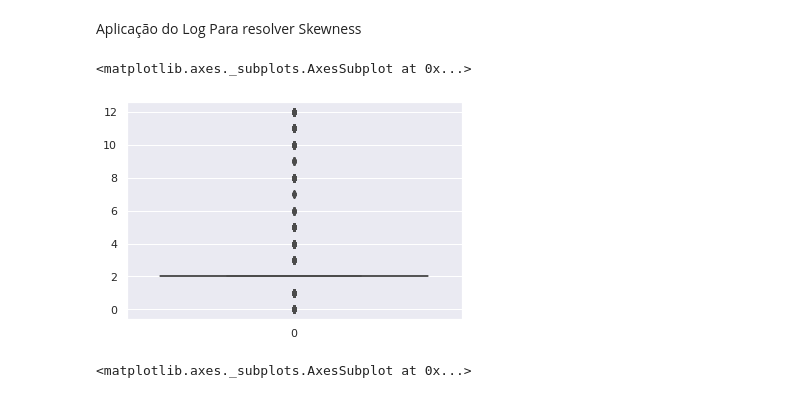
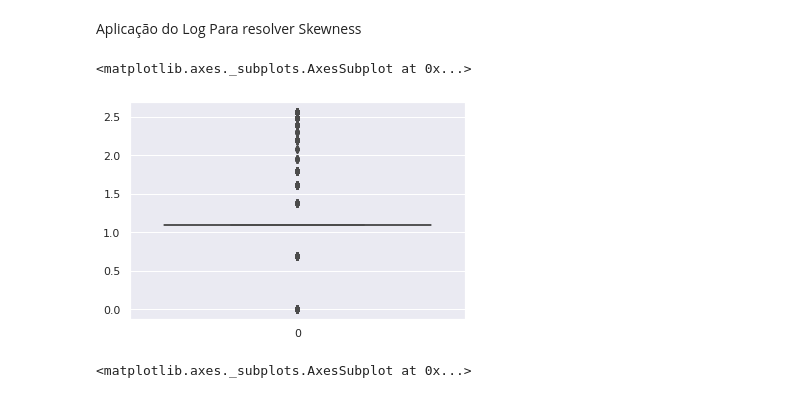
Before and after one commit to luanicaro/Classifica-o-de-doen-as, a Jupyter notebook: HW2.ipynb, the cells around one changed output. Drawn from its saved outputs; the diff is of its cells as text; code cells hidden in the pictures.

```diff
--- a/HW2.ipynb
+++ b/HW2.ipynb
@@ -286,14 +246,15 @@ plt.show()
 [figure]
 # %%
 disease_data_float = disease_data.select_dtypes(include='float64')
-disease_
+disease_data_cat = disease_data.select_dtypes(include='object')
 # %%
 for cols in disease_data_cat.columns:
     if cols != 'disease':
-      disease_data_cat[cols] = disease_data_cat[cols].astype('category')
+      disease_data_cat[cols] = disease_data_cat[cols].astype('category').cat.codes
     else:
       disease_data_cat[cols] = disease_data_cat[cols].astype('category')
       d = dict(enumerate(disease_data_cat['disease'].cat.categories))
+disease_data_cat['disease'] = disease_data_cat['disease'].cat.codes
 # %% [output]
 A value is trying to be set on a copy of a slice from a DataFrame.
 Try using .loc[row_indexer,col_indexer] = value instead
@@ -309,3 +276,0 @@ See the caveats in the documentation: https://pandas.pydata.org/pandas-docs/stab
-# %%
-for cols in disease_data_cat.columns:
-    disease_data_cat[cols] = disease_data_cat[cols].cat.codes
@@ -497,10 +425,10 @@ disease_data_cat = np.log(disease_data_cat + 1)
 #g.map_diag(sns.histplot)
 #g.map_offdiag(sns.scatterplot)
 # %%
-sns.boxplot(data=doenca)
+sns.boxplot(data=disease_data_cat.disease)
 # %% [output]
 <matplotlib.axes._subplots.AxesSubplot at 0x...>
-[figure, old version]
+[figure, new version]
 # %%
 sns.scatterplot(data=doenca)
 # %% [output]
```
Also changed, not shown: parts of 38 cells of this notebook.
